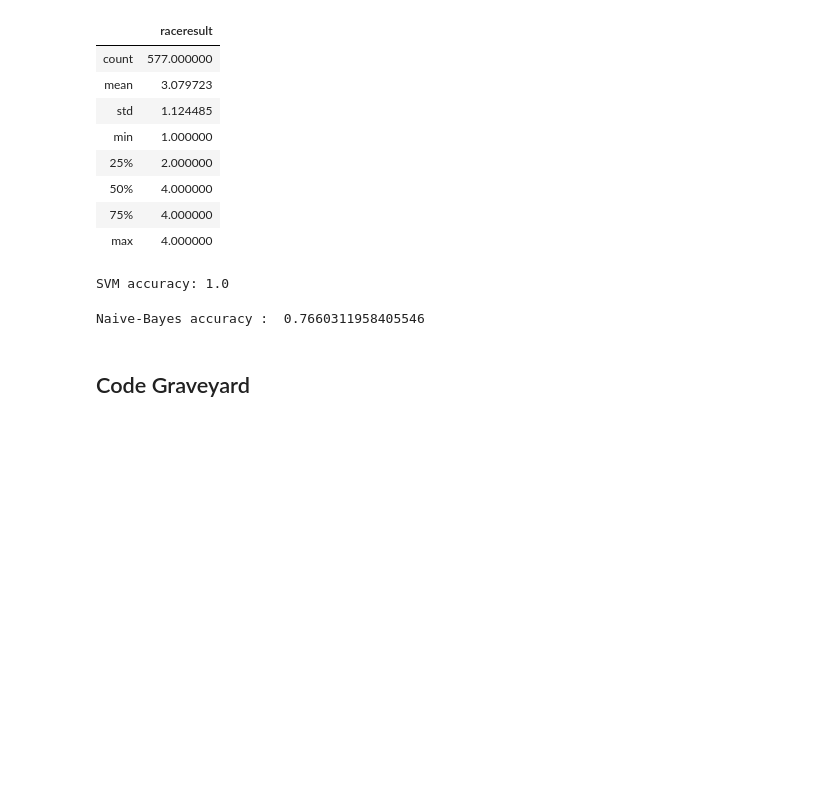
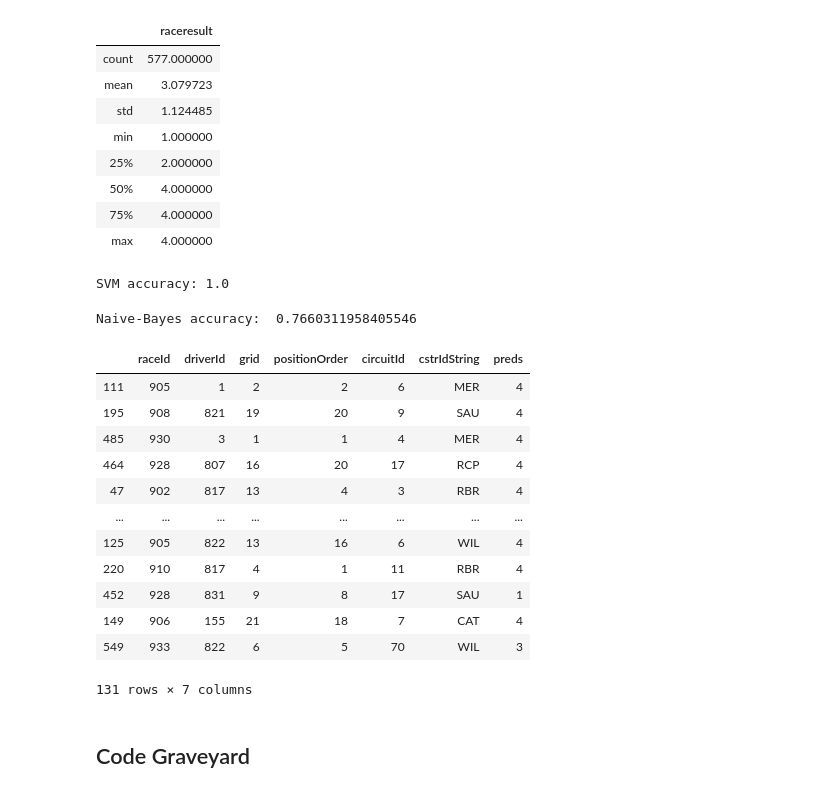
Before and after one commit to kevinofsydney/f1, a Jupyter notebook: f1_analysis.ipynb, the cells around one changed output. Saved outputs shown, nothing was run; the diff lists cells and outputs as text; code cells hidden in the pictures; blank space fills up the shorter version.

Commit message:
added back constructor names for better results analysis

```diff
--- a/f1_analysis.ipynb
+++ b/f1_analysis.ipynb
@@ -115,24 +115,22 @@ def name_constructors(row):
         return 'RCP'
 
 # Converting the constructors to Categorical data type
-resultsm_df['constructorIdString'] = resultsm_df.apply(name_constructors, axis=1)
-resultsm_df['constructorIdString'] = pd.Categorical(resultsm_df['constructorIdString'])
+resultsm_df['cstrIdString'] = resultsm_df.apply(name_constructors, axis=1)
+resultsm_df['cstrIdString'] = pd.Categorical(resultsm_df['cstrIdString'])
 
 # Geting the dummies of the categories
-cstrStringDummies = pd.get_dummies(resultsm_df['constructorIdString'], prefix='cstr')
+cstrStringDummies = pd.get_dummies(resultsm_df['cstrIdString'], prefix='cstr')
 cstrStringDummies.head(10)
 
 # Add the dummy columns back into the main results df
 resultsmx_df = pd.merge(resultsm_df, cstrStringDummies, left_index=True, right_index=True)
 
 # Save the constructorIdStrings to put back in after predictions
-cstrIdStrings = resultsmx_df['constructorIdString']
+cstrIdStrings = resultsm_df[['cstrIdString']]
 
-# Drop the original columns from the testing data
+# Drop the original columns from the testing data so that only the OHE form of the cstr remains
 if 'constructorId' in resultsmx_df.columns:
     resultsmx_df = resultsmx_df.drop(columns=['constructorId'])
 
 if 'constructorIdString' in resultsmx_df.columns:
     resultsmx_df = resultsmx_df.drop(columns=['constructorIdString'])
-
-cstrIdStrings.head(5)
@@ -185,22 +175,38 @@ SVM accuracy: 1.0
 # %%
 # Naive-Bayes
 # Accuracy before OHE: 0.6066
 
 from sklearn.naive_bayes import GaussianNB
 from sklearn.metrics import accuracy_score
 
 gnb = GaussianNB()
 clf_nb = gnb.fit(data_train, np.ravel(label_train))
 pred = clf_nb.predict(data_test)
 
 # Print the accuracy score of the model
-print("Naive-Bayes accuracy : ", accuracy_score(label_test, pred, normalize = True))
+print("Naive-Bayes accuracy: ", accuracy_score(label_test, pred, normalize = True))
 
-f = pd.DataFrame(data=pred)
-f.columns = ['preds']
-hello = pd.merge(data_test, f, left_index=True, right_index=True)
+pred = pd.DataFrame(data=pred, columns=['nb_preds'])
+
+nb_result = pd.merge(pd.merge(data_test[['raceId', 'driverId', 'grid', 'positionOrder', 'circuitId']],
+                     cstrIdStrings, left_index=True, right_index=True), f, left_index=True, right_index=True)
+
+nb_result
 # %% [output]
-Naive-Bayes accuracy :  0.7660311958405546
+Naive-Bayes accuracy:  0.7660311958405546
+|  | raceId | driverId | grid | positionOrder | circuitId | cstrIdString | preds |
+| 111 | 905 | 1 | 2 | 2 | 6 | MER | 4 |
+| 195 | 908 | 821 | 19 | 20 | 9 | SAU | 4 |
+| 485 | 930 | 3 | 1 | 1 | 4 | MER | 4 |
+| 464 | 928 | 807 | 16 | 20 | 17 | RCP | 4 |
+| 47 | 902 | 817 | 13 | 4 | 3 | RBR | 4 |
+| ... | ... | ... | ... | ... | ... | ... | ... |
+| 125 | 905 | 822 | 13 | 16 | 6 | WIL | 4 |
+| 220 | 910 | 817 | 4 | 1 | 11 | RBR | 4 |
+| 452 | 928 | 831 | 9 | 8 | 17 | SAU | 1 |
+| 149 | 906 | 155 | 21 | 18 | 7 | CAT | 4 |
+| 549 | 933 | 822 | 6 | 5 | 70 | WIL | 3 |
+131 rows × 7 columns
 # %% [markdown]
 ## Code Graveyard
 # %%
```
Also changed, not shown: parts of 1 cell of this notebook.
